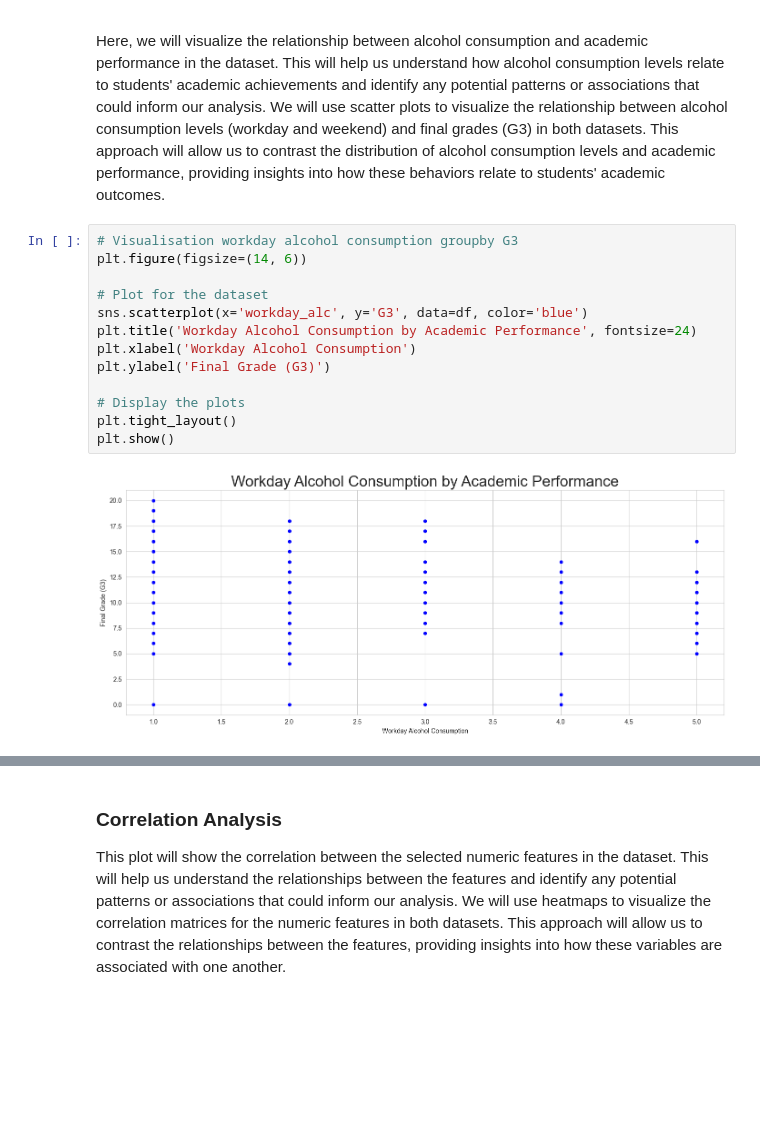
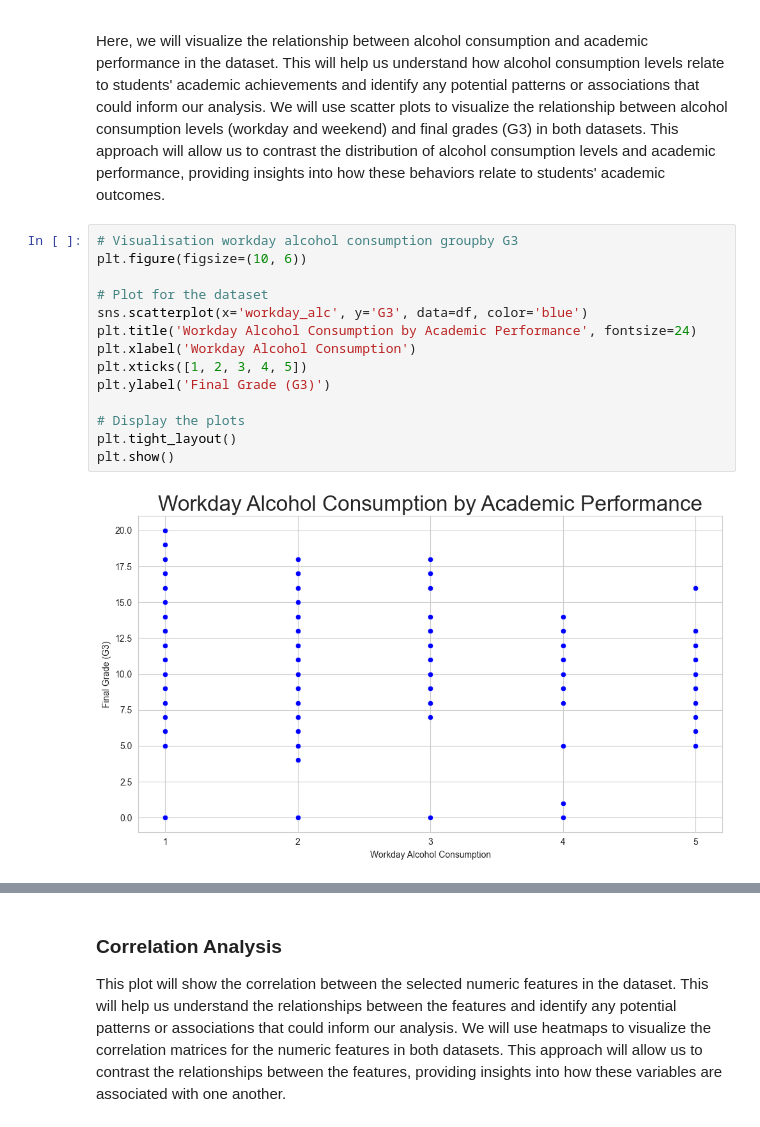
Before and after one commit to COGS108/Group088_WI24, a Jupyter notebook: EDACheckpoint_Group088_WI24.ipynb, the cells around one changed output, grey strips where cells are left out. Saved outputs shown, nothing was run; the diff lists cells and outputs as text; blank space fills up the shorter version.

Commit message:
Minor change in figure size

```diff
--- a/EDACheckpoint_Group088_WI24.ipynb
+++ b/EDACheckpoint_Group088_WI24.ipynb
@@ -448,18 +447,19 @@ plt.show()
 Here, we will visualize the relationship between alcohol consumption and academic performance in the dataset. This will help us understand how alcohol consumption levels relate to students' academic achievements and identify any potential patterns or associations that could inform our analysis. We will use scatter plots to visualize the relationship between alcohol consumption levels (workday and weekend) and final grades (G3) in both datasets. This approach will allow us to contrast the distribution of alcohol consumption levels and academic performance, providing insights into how these behaviors relate to students' academic outcomes.
 # %%
 # Visualisation workday alcohol consumption groupby G3
-plt.figure(figsize=(14, 6))
+plt.figure(figsize=(10, 6))
 
 # Plot for the dataset
 sns.scatterplot(x='workday_alc', y='G3', data=df, color='blue')
 plt.title('Workday Alcohol Consumption by Academic Performance', fontsize=24)
 plt.xlabel('Workday Alcohol Consumption')
+plt.xticks([1, 2, 3, 4, 5])
 plt.ylabel('Final Grade (G3)')
 
 # Display the plots
 plt.tight_layout()
 plt.show()
 # %% [output]
-[figure, old version]
+[figure, new version]
 # %%
 # Visualisation weekend alcohol consumption groupby G3
```
Also changed, not shown: parts of 2 cells of this notebook.
